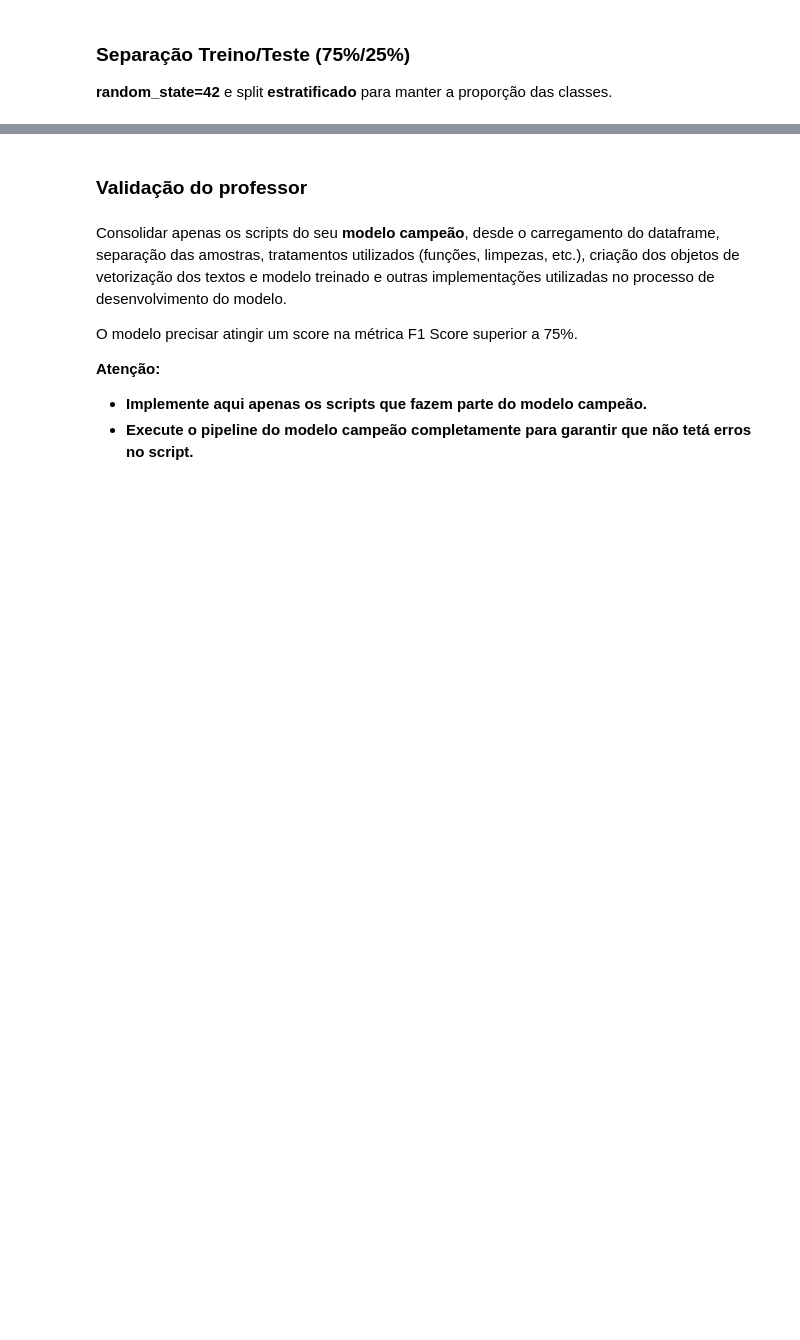
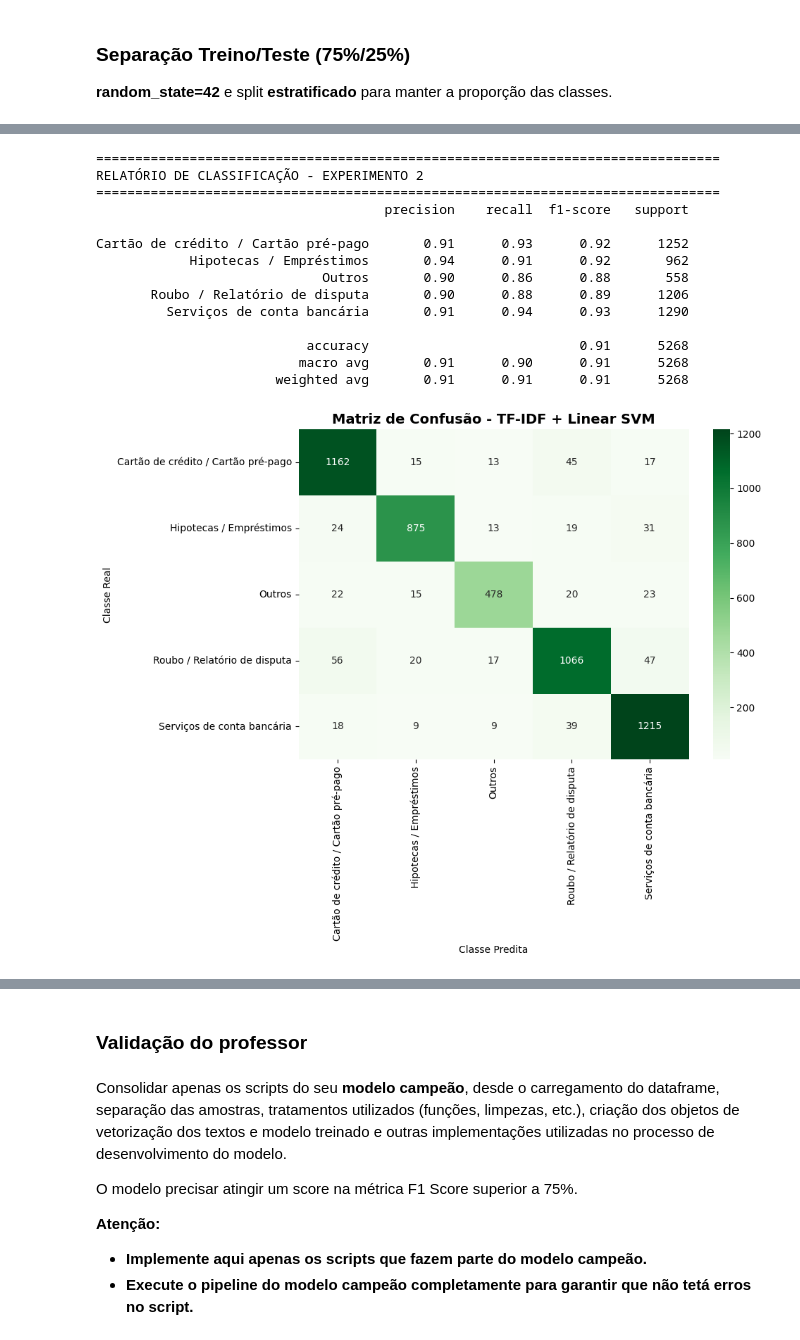
Before and after one commit to xduzao/MBA_NLP, a Jupyter notebook: Template_Trabalho_Final_NLP.ipynb, the cells around one changed output, grey strips where cells are left out. Cells and saved outputs as stored; diff of their text form; code cells hidden in the pictures; blank space fills up the shorter version.

```diff
--- a/Template_Trabalho_Final_NLP.ipynb
+++ b/Template_Trabalho_Final_NLP.ipynb
@@ -489,0 +980,35 @@ print(y_train.value_counts())
+# %%
+# Relatório de classificação
+print("\n" + "="*80)
+print("RELATÓRIO DE CLASSIFICAÇÃO - EXPERIMENTO 2")
+print("="*80)
+print(classification_report(y_test, y_pred_svm))
+
+# Matriz de confusão
+fig, ax = plt.subplots(figsize=(10, 8))
+cm = confusion_matrix(y_test, y_pred_svm)
+sns.heatmap(cm, annot=True, fmt='d', cmap='Greens',
+            xticklabels=grid_search_svm.classes_,
+            yticklabels=grid_search_svm.classes_,
+            ax=ax)
+ax.set_title('Matriz de Confusão - TF-IDF + Linear SVM', fontsize=14, fontweight='bold')
+ax.set_ylabel('Classe Real')
+ax.set_xlabel('Classe Predita')
+plt.tight_layout()
+plt.show()
+# %% [output]
+================================================================================
+RELATÓRIO DE CLASSIFICAÇÃO - EXPERIMENTO 2
+================================================================================
+                                     precision    recall  f1-score   support
+
+Cartão de crédito / Cartão pré-pago       0.91      0.93      0.92      1252
+            Hipotecas / Empréstimos       0.94      0.91      0.92       962
+                             Outros       0.90      0.86      0.88       558
+       Roubo / Relatório de disputa       0.90      0.88      0.89      1206
+         Serviços de conta bancária       0.91      0.94      0.93      1290
+
+                           accuracy                           0.91      5268
+                          macro avg       0.91      0.90      0.91      5268
+                       weighted avg       0.91      0.91      0.91      5268
+[figure, added]
```
Also changed, not shown: parts of 36 cells of this notebook, 1 other file.
